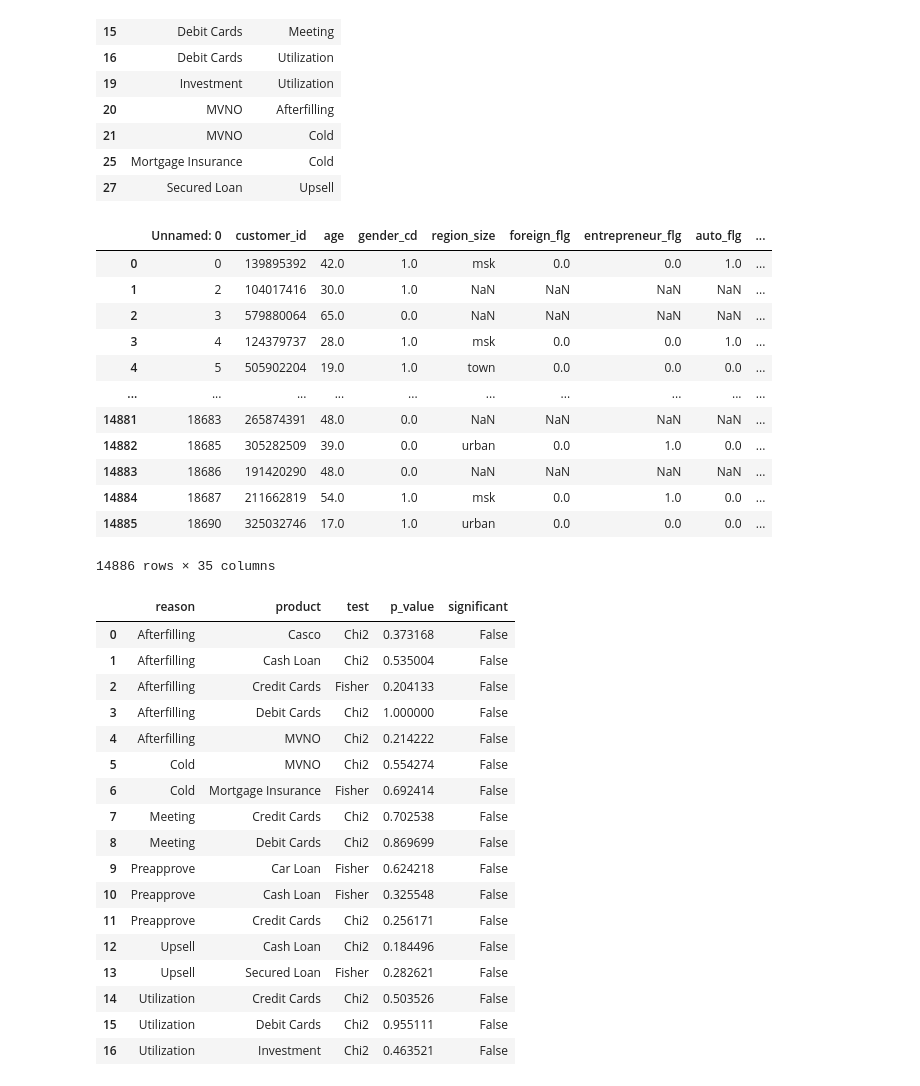
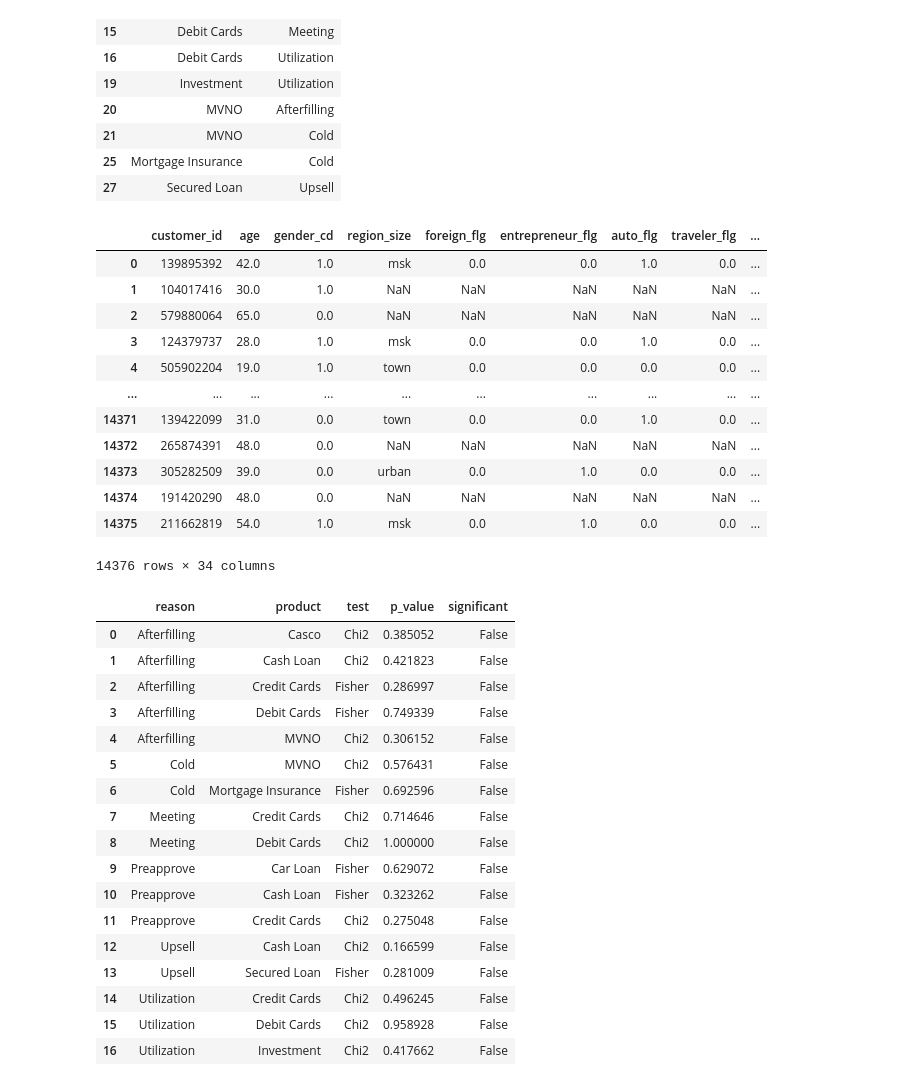
Before and after one commit to bygaga993/bread_dano_2024, a Jupyter notebook: comparative_analysis.ipynb, the cells around one changed output. Saved outputs shown, nothing was run; the diff lists cells and outputs as text; code cells hidden in the pictures.

```diff
--- a/comparative_analysis.ipynb
+++ b/comparative_analysis.ipynb
@@ -113,3 +123,9 @@ df["bundle_flg"] = df["bundle_nm"] == "Pro"
+# %%
+df = pd.read_csv("data_final_preprocessed.csv")
+df = df.loc[df["bundle_nm"] != 'Premium']
+# %%
+df = df[df['functional_cd'].isin(['Preapprove', 'Afterfilling', 'Utilization', 'Cold', 'Upsell', 'Meeting'])]
+# df = df[df['functional_cd'].isin(['Preapprove', 'Afterfilling', 'Utilization', 'Cold', 'Upsell', 'Meeting'])].dropna(subset=["traveler_flg"])
 # %%
 from scipy.stats import chi2_contingency, fisher_exact
 filtered_data = df.copy()
@@ -138,7 +154,7 @@ grouped[grouped['group_size'] < 20]
 # %%
 filtered_data = df.copy()
 # filtered_data = df[df['functional_cd'].isin(['Meeting', 'Upsell'])]
-grouped = filtered_data.groupby(['functional_cd', 'product_cd', 'bundle_flg']).size().reset_index(name='group_size')
+grouped = filtered_data.groupby(['functional_cd', 'product_cd', 'bundle_nm']).size().reset_index(name='group_size')
 
 valid_products = (
     grouped.groupby(['product_cd', 'functional_cd'])['group_size']
@@ -192,64 +208,64 @@ valid_combinations
 filtered_valid_data = filtered_data.merge(valid_combinations, on=['product_cd', 'functional_cd'])
 filtered_valid_data
 # %% [output]
-|  | Unnamed: 0 | customer_id | age | gender_cd | region_size | foreign_flg | entrepreneur_flg | auto_flg | ... |
-| 0 | 0 | 139895392 | 42.0 | 1.0 | msk | 0.0 | 0.0 | 1.0 | ... |
-| 1 | 2 | 104017416 | 30.0 | 1.0 | NaN | NaN | NaN | NaN | ... |
-| 2 | 3 | 579880064 | 65.0 | 0.0 | NaN | NaN | NaN | NaN | ... |
-| 3 | 4 | 124379737 | 28.0 | 1.0 | msk | 0.0 | 0.0 | 1.0 | ... |
-| 4 | 5 | 505902204 | 19.0 | 1.0 | town | 0.0 | 0.0 | 0.0 | ... |
+|  | customer_id | age | gender_cd | region_size | foreign_flg | entrepreneur_flg | auto_flg | traveler_flg | ... |
+| 0 | 139895392 | 42.0 | 1.0 | msk | 0.0 | 0.0 | 1.0 | 0.0 | ... |
+| 1 | 104017416 | 30.0 | 1.0 | NaN | NaN | NaN | NaN | NaN | ... |
+| 2 | 579880064 | 65.0 | 0.0 | NaN | NaN | NaN | NaN | NaN | ... |
+| 3 | 124379737 | 28.0 | 1.0 | msk | 0.0 | 0.0 | 1.0 | 0.0 | ... |
+| 4 | 505902204 | 19.0 | 1.0 | town | 0.0 | 0.0 | 0.0 | 0.0 | ... |
 | ... | ... | ... | ... | ... | ... | ... | ... | ... | ... |
-| 14881 | 18683 | 265874391 | 48.0 | 0.0 | NaN | NaN | NaN | NaN | ... |
-| 14882 | 18685 | 305282509 | 39.0 | 0.0 | urban | 0.0 | 1.0 | 0.0 | ... |
-| 14883 | 18686 | 191420290 | 48.0 | 0.0 | NaN | NaN | NaN | NaN | ... |
-| 14884 | 18687 | 211662819 | 54.0 | 1.0 | msk | 0.0 | 1.0 | 0.0 | ... |
-| 14885 | 18690 | 325032746 | 17.0 | 1.0 | urban | 0.0 | 0.0 | 0.0 | ... |
+| 14371 | 139422099 | 31.0 | 0.0 | town | 0.0 | 0.0 | 1.0 | 0.0 | ... |
+| 14372 | 265874391 | 48.0 | 0.0 | NaN | NaN | NaN | NaN | NaN | ... |
+| 14373 | 305282509 | 39.0 | 0.0 | urban | 0.0 | 1.0 | 0.0 | 0.0 | ... |
+| 14374 | 191420290 | 48.0 | 0.0 | NaN | NaN | NaN | NaN | NaN | ... |
+| 14375 | 211662819 | 54.0 | 1.0 | msk | 0.0 | 1.0 | 0.0 | 0.0 | ... |
-14886 rows × 35 columns
+14376 rows × 34 columns
 # %%
 # Проверка статистической значимости
 results = []
 for (reason, product), group in filtered_valid_data.groupby(["functional_cd", "product_cd"]):
     # Таблица сопряженности
-    contingency_table = pd.crosstab(group['bundle_flg'], group['approval_flg'])
+    contingency_table = pd.crosstab(group['bundle_nm'], group['approval_flg'])
     # Выбор теста (хи-квадрат или Фишера)
     if contingency_table.values.min() < 5:
         # Точный тест Фишера
         stat, p_value = fisher_exact(contingency_table, alternative='two-sided')
         test_type = 'Fisher'
     else:
         # Тест хи-квадрат
         stat, p_value, _, _ = chi2_contingency(contingency_table)
         test_type = 'Chi2'
 
     # Сохранение результата
     results.append({
         'reason': reason,
         'product': product,
         'test': test_type,
         'p_value': p_value,
         'significant': p_value < 0.05
     })
 
 # Конвертация результатов в DataFrame
 results_df = pd.DataFrame(results)
 
 results_df
 # %% [output]
 |  | reason | product | test | p_value | significant |
-| 0 | Afterfilling | Casco | Chi2 | 0.373168 | False |
-| 1 | Afterfilling | Cash Loan | Chi2 | 0.535004 | False |
-| 2 | Afterfilling | Credit Cards | Fisher | 0.204133 | False |
-| 3 | Afterfilling | Debit Cards | Chi2 | 1.000000 | False |
-| 4 | Afterfilling | MVNO | Chi2 | 0.214222 | False |
-| 5 | Cold | MVNO | Chi2 | 0.554274 | False |
-| 6 | Cold | Mortgage Insurance | Fisher | 0.692414 | False |
-| 7 | Meeting | Credit Cards | Chi2 | 0.702538 | False |
-| 8 | Meeting | Debit Cards | Chi2 | 0.869699 | False |
-| 9 | Preapprove | Car Loan | Fisher | 0.624218 | False |
-| 10 | Preapprove | Cash Loan | Fisher | 0.325548 | False |
-| 11 | Preapprove | Credit Cards | Chi2 | 0.256171 | False |
-| 12 | Upsell | Cash Loan | Chi2 | 0.184496 | False |
-| 13 | Upsell | Secured Loan | Fisher | 0.282621 | False |
-| 14 | Utilization | Credit Cards | Chi2 | 0.503526 | False |
-| 15 | Utilization | Debit Cards | Chi2 | 0.955111 | False |
-| 16 | Utilization | Investment | Chi2 | 0.463521 | False |
+| 0 | Afterfilling | Casco | Chi2 | 0.385052 | False |
+| 1 | Afterfilling | Cash Loan | Chi2 | 0.421823 | False |
+| 2 | Afterfilling | Credit Cards | Fisher | 0.286997 | False |
+| 3 | Afterfilling | Debit Cards | Fisher | 0.749339 | False |
+| 4 | Afterfilling | MVNO | Chi2 | 0.306152 | False |
+| 5 | Cold | MVNO | Chi2 | 0.576431 | False |
+| 6 | Cold | Mortgage Insurance | Fisher | 0.692596 | False |
+| 7 | Meeting | Credit Cards | Chi2 | 0.714646 | False |
+| 8 | Meeting | Debit Cards | Chi2 | 1.000000 | False |
+| 9 | Preapprove | Car Loan | Fisher | 0.629072 | False |
+| 10 | Preapprove | Cash Loan | Fisher | 0.323262 | False |
+| 11 | Preapprove | Credit Cards | Chi2 | 0.275048 | False |
+| 12 | Upsell | Cash Loan | Chi2 | 0.166599 | False |
+| 13 | Upsell | Secured Loan | Fisher | 0.281009 | False |
+| 14 | Utilization | Credit Cards | Chi2 | 0.496245 | False |
+| 15 | Utilization | Debit Cards | Chi2 | 0.958928 | False |
+| 16 | Utilization | Investment | Chi2 | 0.417662 | False |
```
Also changed, not shown: parts of 86 cells of this notebook, 6 other files.
